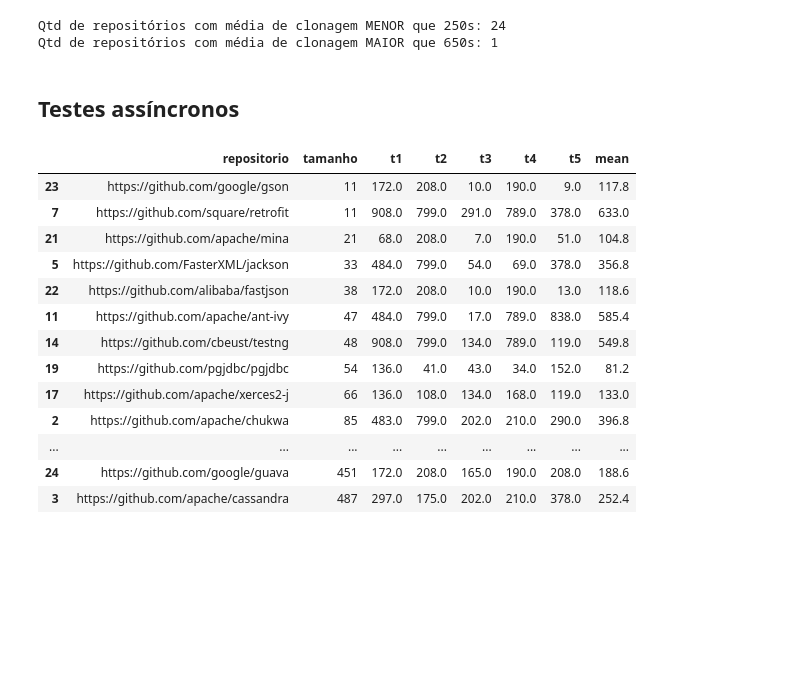
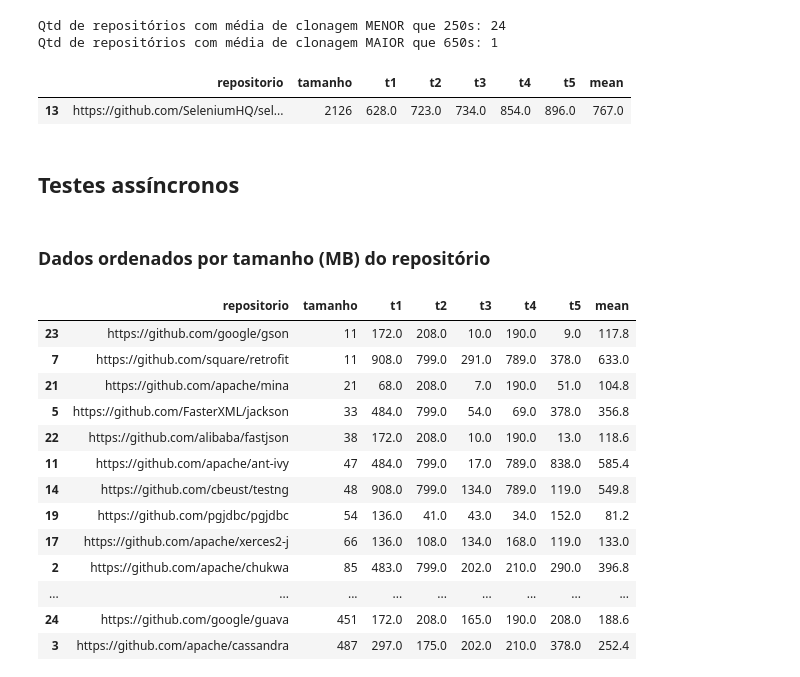
Before and after one commit to armandossrecife/teste, a Jupyter notebook: resultadotccgustavo.ipynb, the cells around one changed output. Saved outputs shown, nothing was run; the diff lists cells and outputs as text; code cells hidden in the pictures; blank space fills up the shorter version.

```diff
--- a/resultadotccgustavo.ipynb
+++ b/resultadotccgustavo.ipynb
@@ -304,8 +210,15 @@ print(f"Qtd de repositórios com média de clonagem MAIOR que 650s: {qtd_mean_ma
 # %% [output]
 Qtd de repositórios com média de clonagem MENOR que 250s: 24
 Qtd de repositórios com média de clonagem MAIOR que 650s: 1
+# %%
+df_sincrono.query("mean>650")
+# %% [output]
+|  | repositorio | tamanho | t1 | t2 | t3 | t4 | t5 | mean |
+| 13 | https://github.com/SeleniumHQ/sel... | 2126 | 628.0 | 723.0 | 734.0 | 854.0 | 896.0 | 767.0 |
 # %% [markdown]
 ## Testes assíncronos
+# %% [markdown]
+### Dados ordenados por tamanho (MB) do repositório
 # %%
 df_assincrono
 # %% [output]
```
Also changed, not shown: parts of 17 cells of this notebook.
